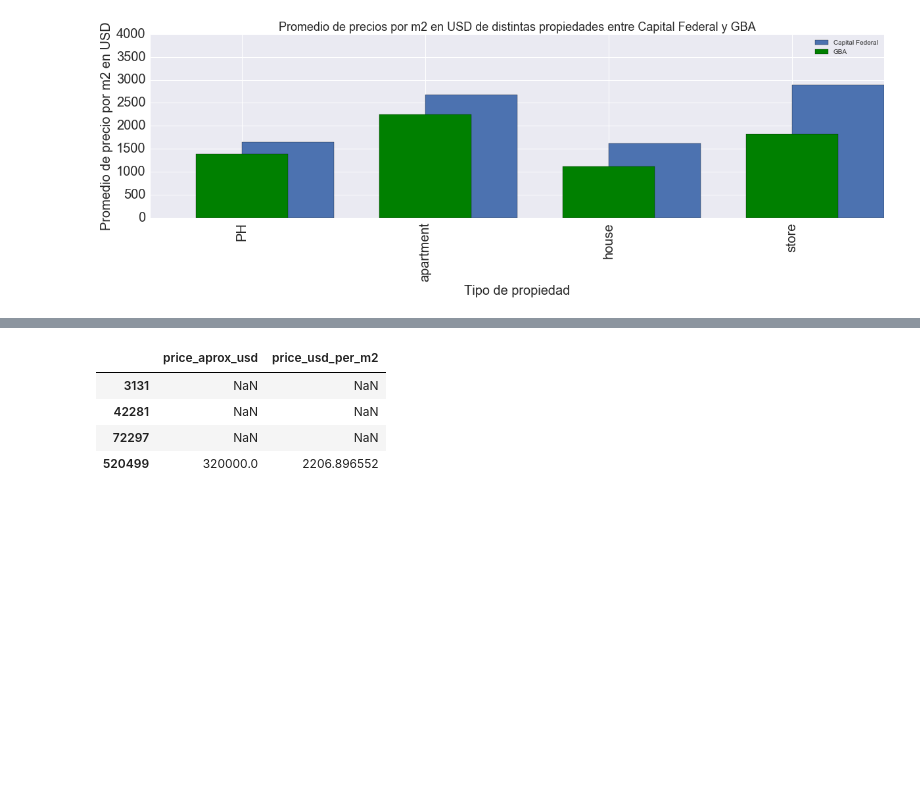
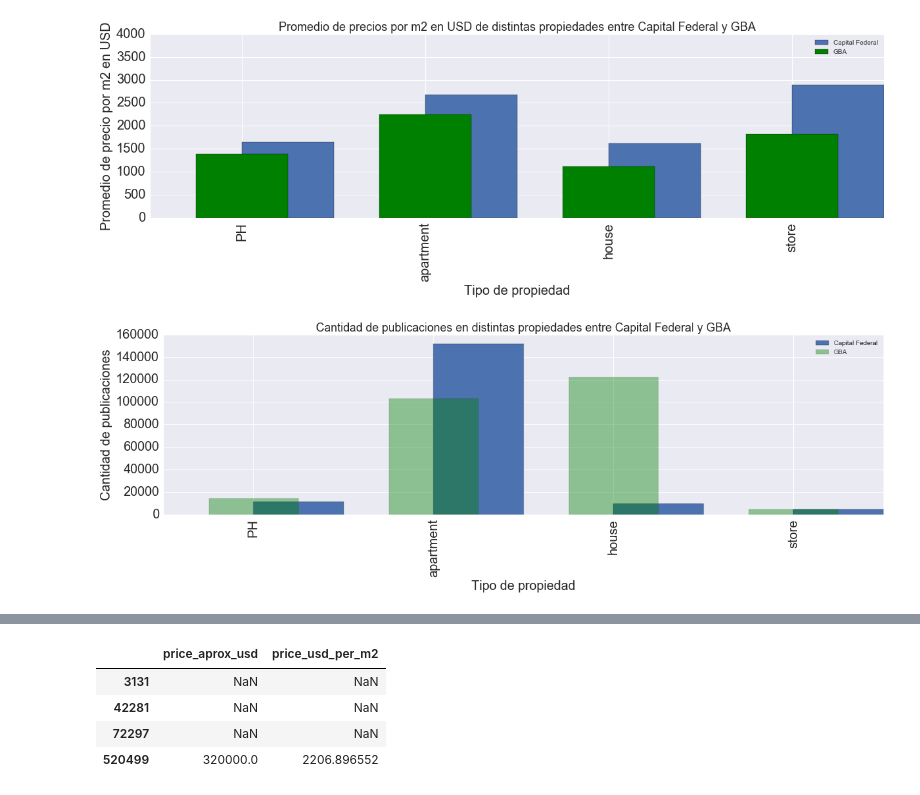
Before and after one commit to BraianVicente/properati_argentina, a Jupyter notebook: src/TP 1 - Properati - Full Month - Algunos Plots.ipynb, the cells around one changed output, grey strips where cells are left out. Cells and saved outputs as stored; diff of their text form; code cells hidden in the pictures; blank space fills up the shorter version.

```diff
--- a/src/TP 1 - Properati - Full Month - Algunos Plots.ipynb
+++ b/src/TP 1 - Properati - Full Month - Algunos Plots.ipynb
@@ -1040,3 +1040,14 @@ plt.ylim([0,4000])
 plt.legend();
 # %% [output]
 [figure]
+# %%
+plt.title("Cantidad de publicaciones en distintas propiedades entre Capital Federal y GBA",fontsize=18)
+properati[properati['state_name'] == 'Capital Federal']['property_type'].value_counts().sort_index()\
+        .plot(figsize=(20,5),fontsize=20,label="Capital Federal",kind='bar',position=0)
+properati[properati['state_name'] == 'G.B.A']['property_type'].value_counts().sort_index()\
+            .plot(figsize=(20,5),fontsize=20,label="GBA",kind='bar',color='green',position=0.5,alpha=0.4)
+plt.ylabel("Cantidad de publicaciones",fontsize=20)
+plt.xlabel("Tipo de propiedad",fontsize=20)
+plt.legend();
+# %% [output]
+[figure, added]
```
Also changed, not shown: parts of 2 cells of this notebook.
